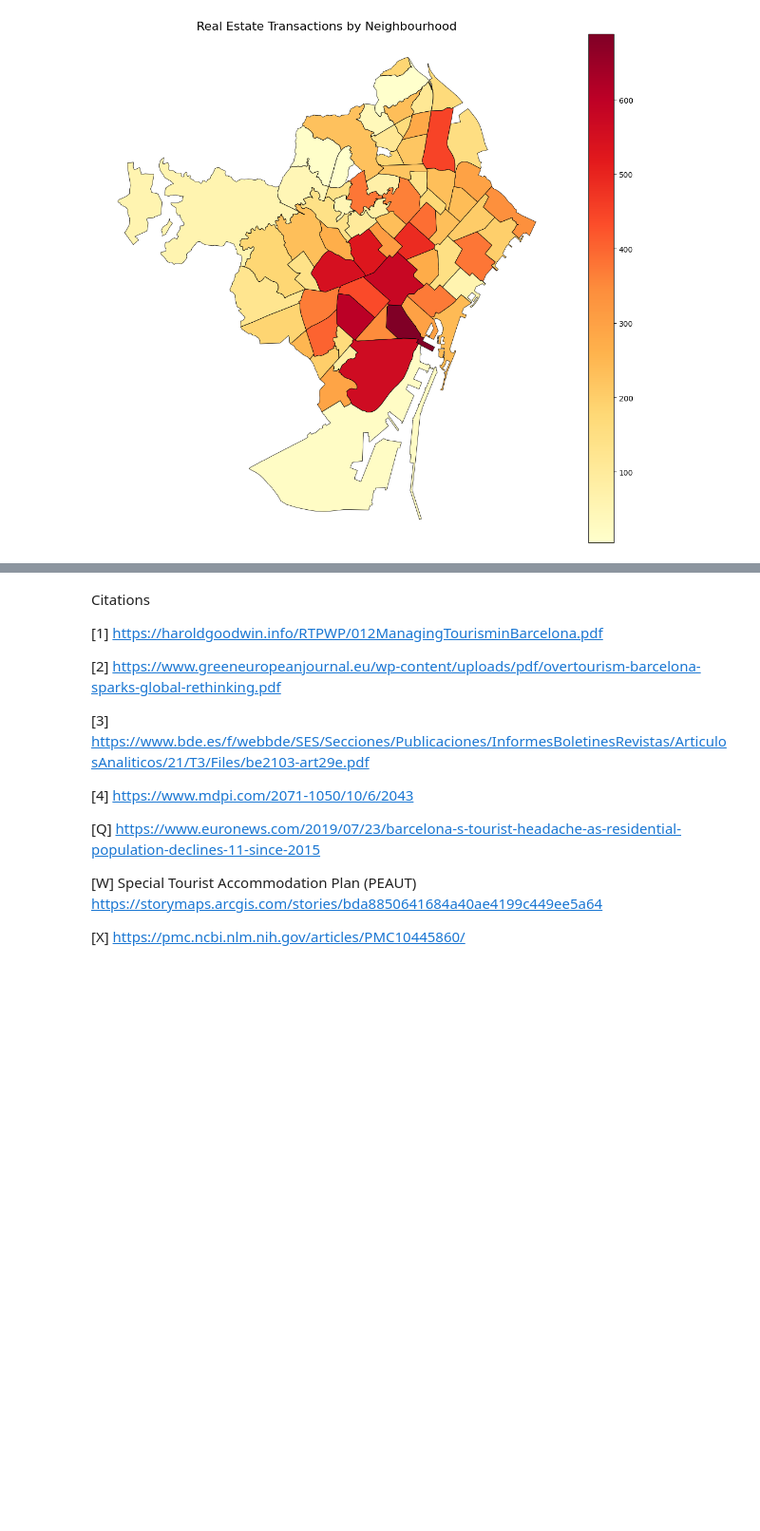
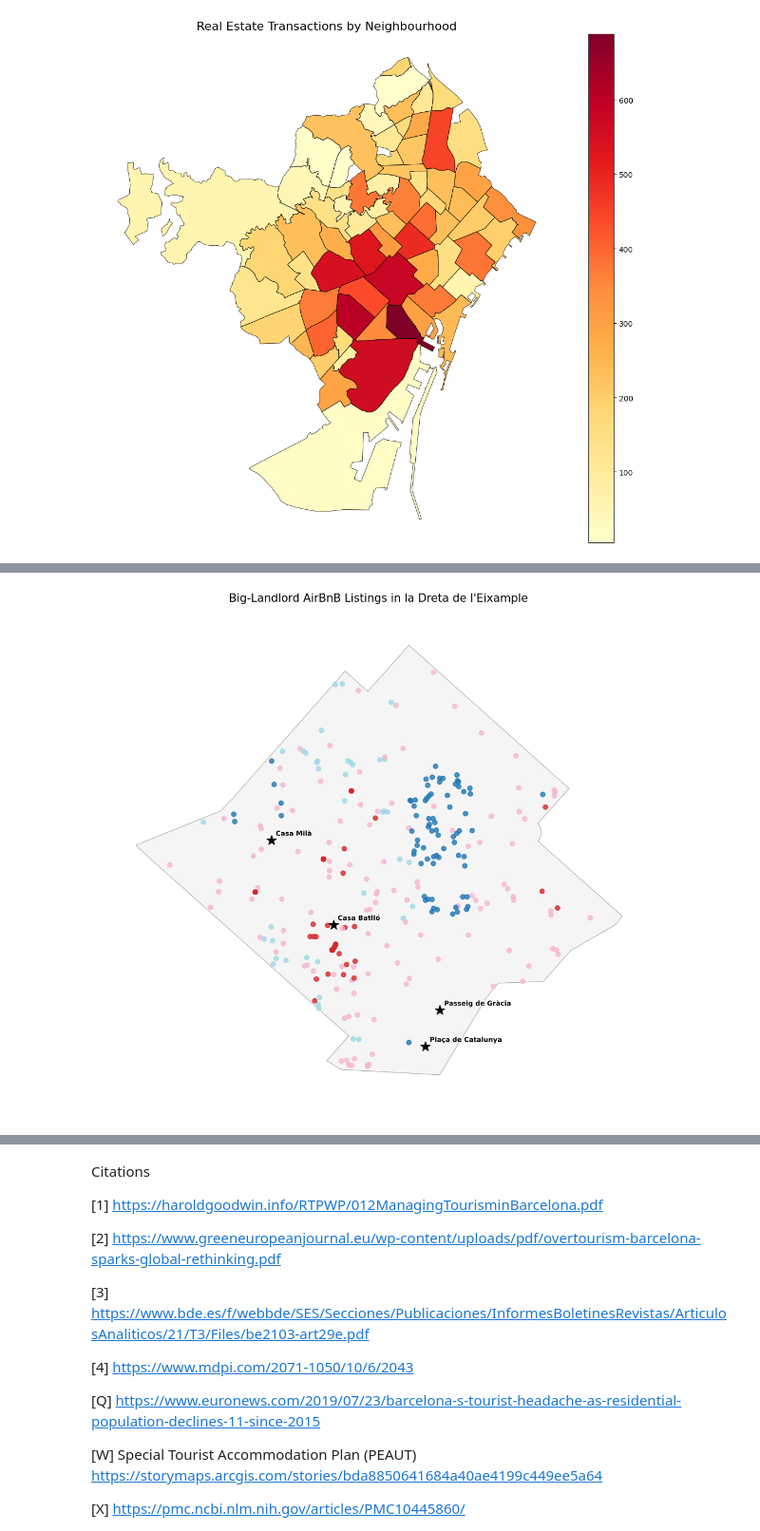
Before and after one commit to ganon-evans-capp/ds-20195-GE-final-project, a Jupyter notebook: Data_and_the_State_Final_Project_GE.ipynb, the cells around one changed output, grey strips where cells are left out. Shown at 95% size. Drawn from its saved outputs; the diff is of its cells as text; code cells hidden in the pictures; blank space fills up the shorter version.

```diff
--- a/Data_and_the_State_Final_Project_GE.ipynb
+++ b/Data_and_the_State_Final_Project_GE.ipynb
@@ -117,0 +365,82 @@ Can maybe transition this to a measure of density? Find some other way to scale
+# %%
+dreta_huge_gdf = big_landlords_gdf.loc[(big_landlords_gdf["neighbourhood"] == "la Dreta de l'Eixample") & (big_landlords_gdf["calculated_host_listings_count"] >= 300)]
+
+# Join listings by host: one row per host, with a listing count
+dreta_hosts = (
+    dreta_huge_gdf
+    .dissolve(by="host_id", aggfunc={"host_name": "first"})
+    .reset_index()
+)
+dreta_hosts["huge_listings_in_dreta"] = (
+    dreta_huge_gdf.groupby("host_id").size().values
+)
+
+fig, ax = plt.subplots(1, 1, figsize=(11, 10))
+
+dreta_poly.plot(ax=ax, color="whitesmoke",
+                edgecolor="darkgrey", linewidth=0.8)
+
+# One marker per listing, colored by host
+dreta_huge_gdf.plot(
+    ax=ax,
+    column="host_id",
+    categorical=True,
+    cmap="tab20",
+    markersize=40,
+    alpha=0.8,
+    legend=False,
+)
+
+minx, miny, maxx, maxy = dreta_poly.total_bounds
+margin = 0.08 * max(maxx - minx, maxy - miny)
+
+# I used Google Maps to eyeball the coordinates
+landmarks = pd.DataFrame({
+    "name": ["Casa Batlló", "Casa Milà",
+             "Plaça de Catalunya", "Passeig de Gràcia"],
+    "latitude":  [41.391700, 41.395216, 41.386630, 41.388041],
+    "longitude": [2.164918,  2.161902,  2.169399,  2.170273],
+})
+
+# Project to the same CRS as the map
+landmarks_gdf = gpd.GeoDataFrame(
+    landmarks,
+    geometry=gpd.points_from_xy(landmarks["longitude"],
+                                landmarks["latitude"]),
+    crs=4326,
+).to_crs(BAR_EPSG)
+
+landmarks_gdf.plot(
+    ax=ax,
+    color="black",
+    marker="*",
+    markersize=180,
+    zorder=5,
+)
+for _, row in landmarks_gdf.iterrows():
+    ax.annotate(
+        row["name"],
+        xy=(row.geometry.x, row.geometry.y),
+        xytext=(6, 6),                 # small offset so text clears the star
+        textcoords="offset points",
+        fontsize=9,
+        fontweight="bold",
+        color="black",
+        zorder=6,
+        path_effects=[
+            __import__("matplotlib.patheffects", fromlist=["withStroke"])
+            .withStroke(linewidth=2.5, foreground="white")
+        ],
+    )
+
+
+ax.set_xlim(minx - margin, maxx + margin)
+ax.set_ylim(miny - margin, maxy + margin)
+
+ax.set_title(f"Big-Landlord AirBnB Listings in la Dreta de l'Eixample",
+             fontsize=15)
+ax.axis("off")
+plt.tight_layout()
+plt.show()
+# %% [output]
+[figure, added]
```
Also changed, not shown: parts of 29 cells of this notebook.
